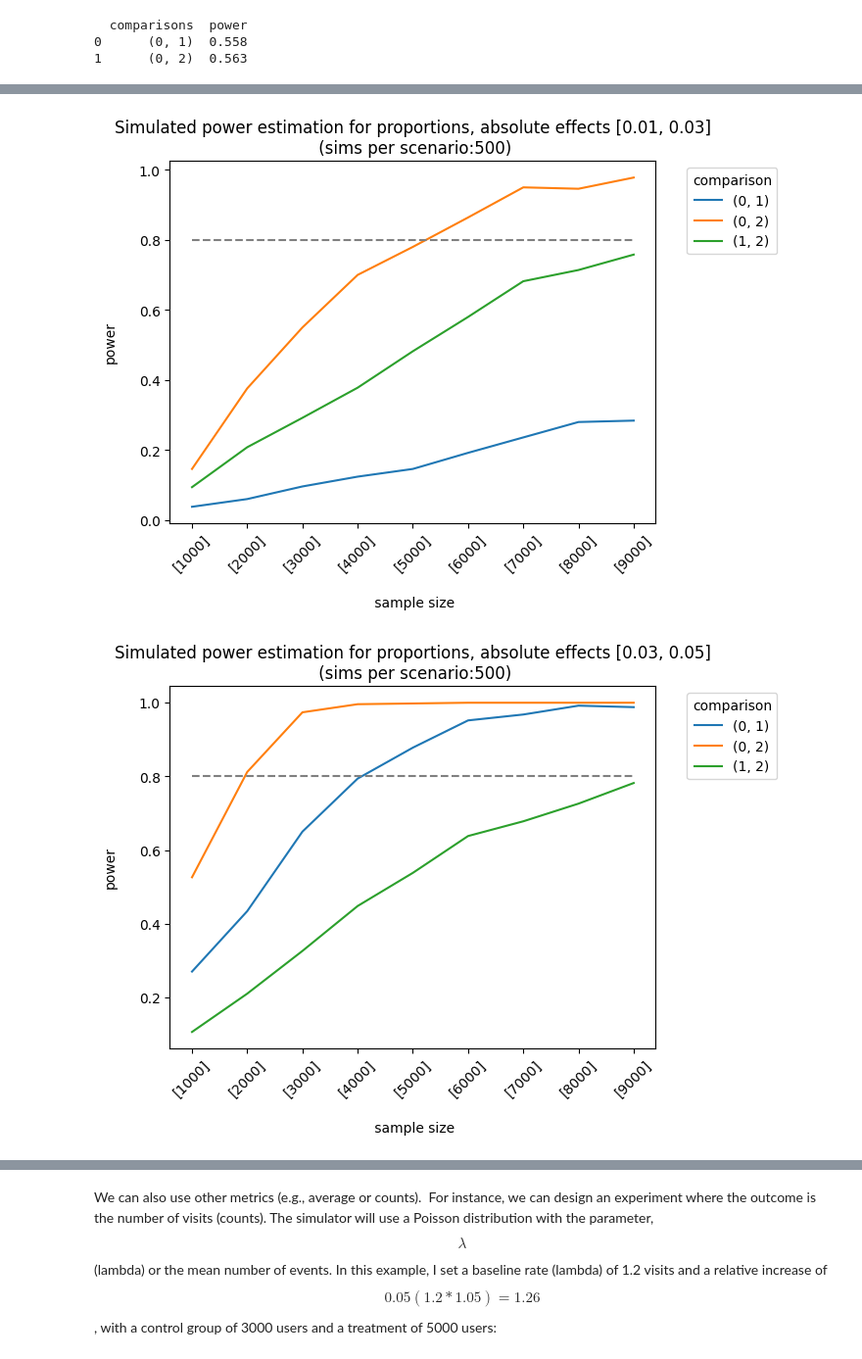
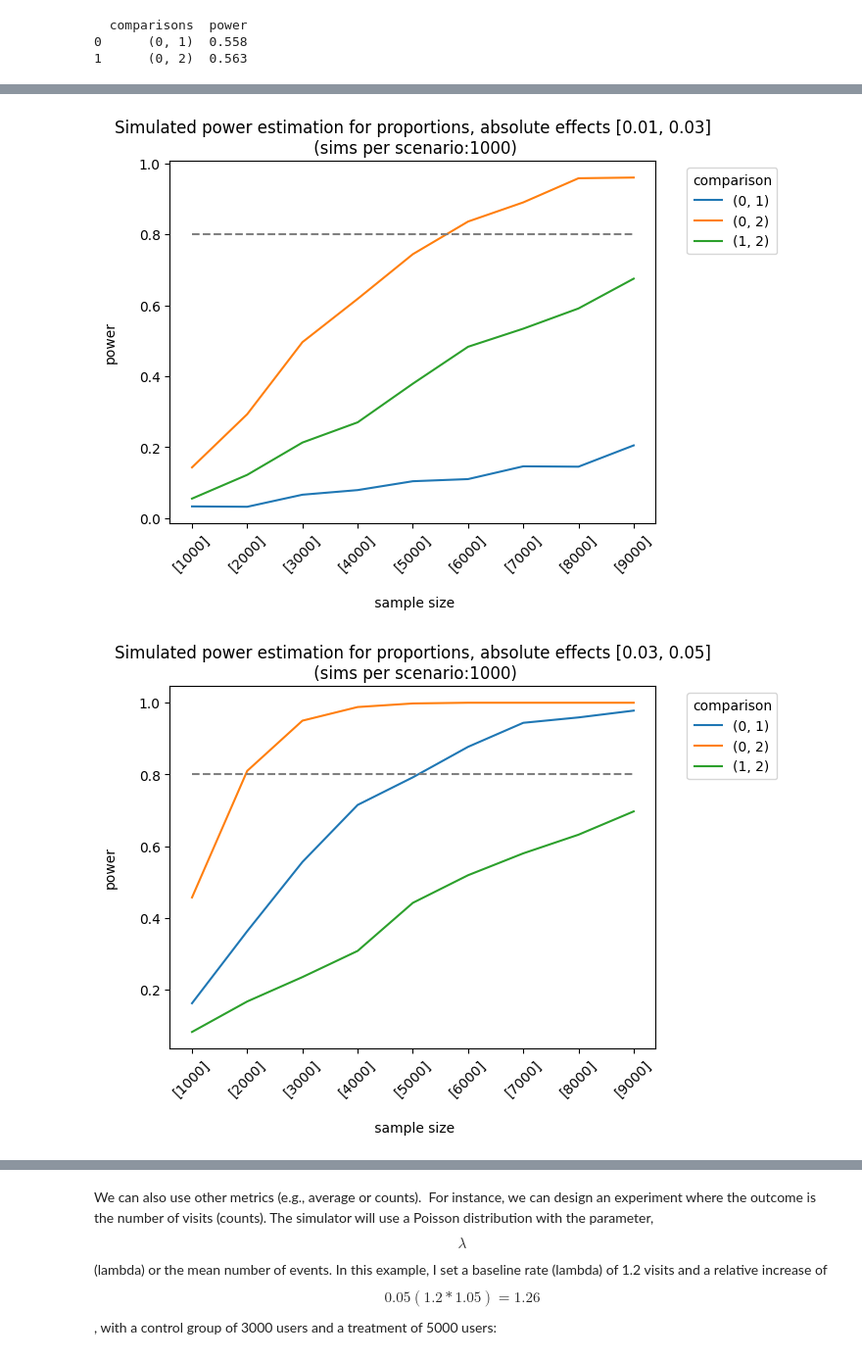
Before and after one commit to torabzadeh/sdaza, a Jupyter notebook: _jupyter/statistical-power.ipynb, the cells around one changed output, grey strips where cells are left out. Shown at 98% size. Drawn from its saved outputs; the diff is of its cells as text; code cells hidden in the pictures.

```diff
--- a/_jupyter/statistical-power.ipynb
+++ b/_jupyter/statistical-power.ipynb
@@ -158,11 +159,11 @@ Let's consider a more complex example. The impact of the first and second varian
 # %%
 p = PowerSim(metric='proportion', relative_effect=False, variants=2, alternative='two-tailed',
-	nsim=500, correction='fdr')
+	nsim=1000, correction='holm')
 rr = p.grid_sim_power(baseline_rates=[[0.33]],
                 effects=[[0.01, 0.03], [0.03, 0.05], [0.03, 0.07]],
                 sample_sizes= [[1000], [2000], [3000], [4000], [5000], [6000], [7000], [8000], [9000]],
                 threads=16,
                 plot=True)
 # %% [output]
-[figure, old version]
+[figure, new version]
-[figure, old version]
+[figure, new version]
```
Also changed, not shown: parts of 7 cells of this notebook, 14 other files.
